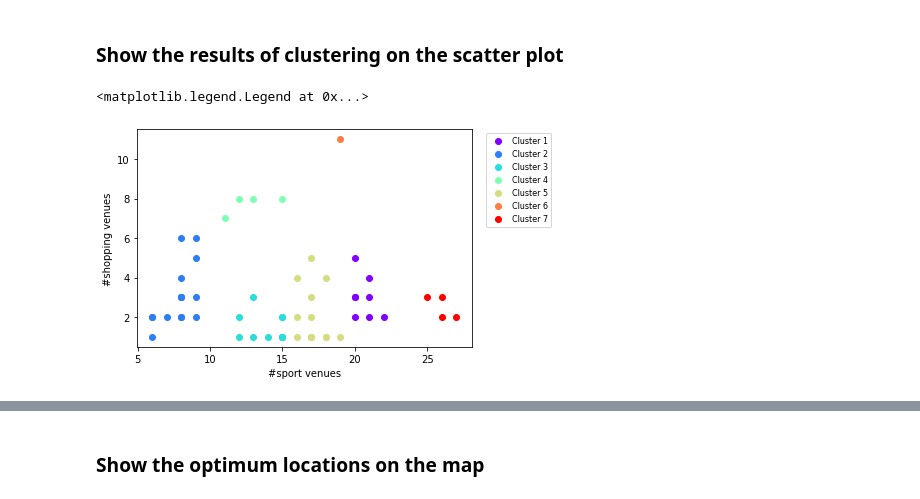
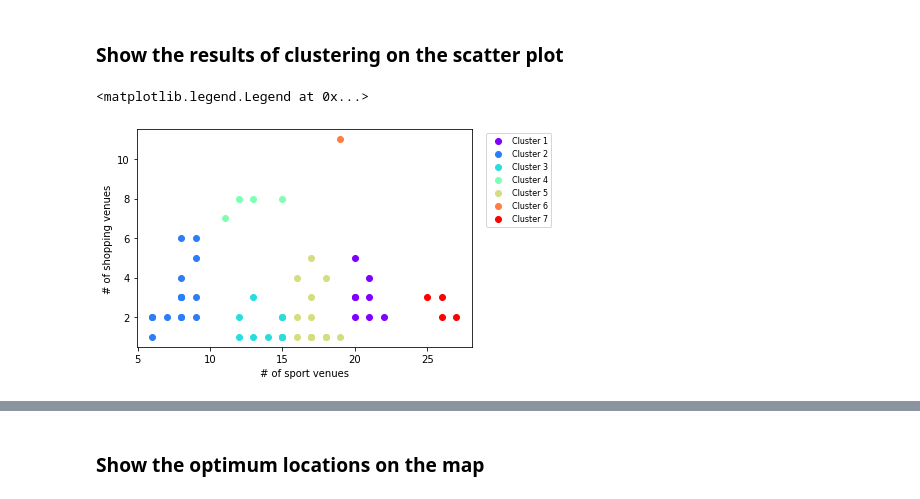
Before and after one commit to mfarshchin/Coursera_Capstone, a Jupyter notebook: Capstone_Final_v6.ipynb, the cells around one changed output, grey strips where cells are left out. Saved outputs shown, nothing was run; the diff lists cells and outputs as text; code cells hidden in the pictures.

```diff
--- a/Capstone_Final_v6.ipynb
+++ b/Capstone_Final_v6.ipynb
@@ -531,7 +554,7 @@ plt.show();
 # %%
 Toronto_grouped_sport_count= Toronto_onehot_sport.groupby('Neighborhood').sum().reset_index()
 # create a new column which has the sum of all columns for each row
-Toronto_grouped_sport_count['#sport venues']=Toronto_grouped_sport_count.sum(axis=1)
+Toronto_grouped_sport_count['# of sport venues']=Toronto_grouped_sport_count.sum(axis=1)
 # drop all other columns
 Toronto_grouped_sport_count.drop(sport_categories,axis=1,inplace=True)
 Toronto_grouped_sport_count.head()
@@ -547,7 +570,7 @@ Toronto_grouped_sport_count.head()
 # %%
 Toronto_grouped_shop_count= Toronto_onehot_shop[['Neighborhood','Shopping Mall', 'Shopping Plaza']].groupby('Neighborhood').sum().reset_index()
 # create a new column which has the sum of all columns for each row
-Toronto_grouped_shop_count['#shopping venues']=Toronto_grouped_shop_count.sum(axis=1)
+Toronto_grouped_shop_count['# of shopping venues']=Toronto_grouped_shop_count.sum(axis=1)
 # drop all other columns
 Toronto_grouped_shop_count.drop(['Shopping Mall', 'Shopping Plaza'],axis=1,inplace=True)
 Toronto_grouped_shop_count.head()
@@ -563,6 +586,6 @@ Toronto_grouped_shop_count.head()
 # %%
 Toronto_grouped_SportGoodsShop_count= Toronto_onehot_shop[['Neighborhood','Sporting Goods Shop']].groupby('Neighborhood').sum().reset_index()
 # create a new column which has the sum of all columns for each row
-Toronto_grouped_SportGoodsShop_count.rename({'Sporting Goods Shop':'#Sporting Goods Shop'},axis=1,inplace=True)
+Toronto_grouped_SportGoodsShop_count.rename({'Sporting Goods Shop':'# of Sporting Goods Shop'},axis=1,inplace=True)
 Toronto_grouped_SportGoodsShop_count.head()
 # %% [output]
@@ -588,8 +611,8 @@ Toronto_merged_sport_shop.head()
 # %% [markdown]
 ### Remove the neighborhoods with one or more sporting goods shop from the dataframe
 # %%
-Toronto_merged_sport_shop.drop(Toronto_merged_sport_shop[Toronto_merged_sport_shop['#Sporting Goods Shop']!=0].index,inplace=True)
+Toronto_merged_sport_shop.drop(Toronto_merged_sport_shop[Toronto_merged_sport_shop['# of Sporting Goods Shop']!=0].index,inplace=True)
 # drop the 'Sporting Goods Shop' column
-Toronto_merged_sport_shop.drop('#Sporting Goods Shop',axis=1,inplace=True)
+Toronto_merged_sport_shop.drop('# of Sporting Goods Shop',axis=1,inplace=True)
 Toronto_merged_sport_shop.head()
 # %% [output]
@@ -792,27 +815,27 @@ cluster_7.head()
 # %%
 colors_array = cm.rainbow(np.linspace(0, 1, kclusters))
 rainbow = [colors.rgb2hex(i) for i in colors_array]
 
-a=plt.scatter(x=cluster_1['#sport venues'],y=cluster_1['#shopping venues'],c=rainbow[0])
-b=plt.scatter(x=cluster_2['#sport venues'],y=cluster_2['#shopping venues'],c=rainbow[1])
-c=plt.scatter(x=cluster_3['#sport venues'],y=cluster_3['#shopping venues'],c=rainbow[2])
-d=plt.scatter(x=cluster_4['#sport venues'],y=cluster_4['#shopping venues'],c=rainbow[3])
-e=plt.scatter(x=cluster_5['#sport venues'],y=cluster_5['#shopping venues'],c=rainbow[4])
-f=plt.scatter(x=cluster_6['#sport venues'],y=cluster_6['#shopping venues'],c=rainbow[5])
-g=plt.scatter(x=cluster_7['#sport venues'],y=cluster_7['#shopping venues'],c=rainbow[6])
+a=plt.scatter(x=cluster_1['# of sport venues'],y=cluster_1['# of shopping venues'],c=rainbow[0])
+b=plt.scatter(x=cluster_2['# of sport venues'],y=cluster_2['# of shopping venues'],c=rainbow[1])
+c=plt.scatter(x=cluster_3['# of sport venues'],y=cluster_3['# of shopping venues'],c=rainbow[2])
+d=plt.scatter(x=cluster_4['# of sport venues'],y=cluster_4['# of shopping venues'],c=rainbow[3])
+e=plt.scatter(x=cluster_5['# of sport venues'],y=cluster_5['# of shopping venues'],c=rainbow[4])
+f=plt.scatter(x=cluster_6['# of sport venues'],y=cluster_6['# of shopping venues'],c=rainbow[5])
+g=plt.scatter(x=cluster_7['# of sport venues'],y=cluster_7['# of shopping venues'],c=rainbow[6])
 
-plt.xlabel("#sport venues")
-plt.ylabel("#shopping venues")
+plt.xlabel("# of sport venues")
+plt.ylabel("# of shopping venues")
 plt.legend((a, b, c, d, e, f, g),
            ('Cluster 1', 'Cluster 2', 'Cluster 3', 'Cluster 4', 'Cluster 5', 'Cluster 6', 'Cluster 7'),
            scatterpoints=1,
            loc='upper right',
            ncol=1,
            fontsize=8,
            bbox_to_anchor=(1.25, 1))
 # %% [output]
 <matplotlib.legend.Legend at 0x...>
-[figure, old version]
+[figure, new version]
 # %%
 # let's visualize the desired cluster on the map
 # select a cluster
```
Also changed, not shown: parts of 19 cells of this notebook, 8 other files.
